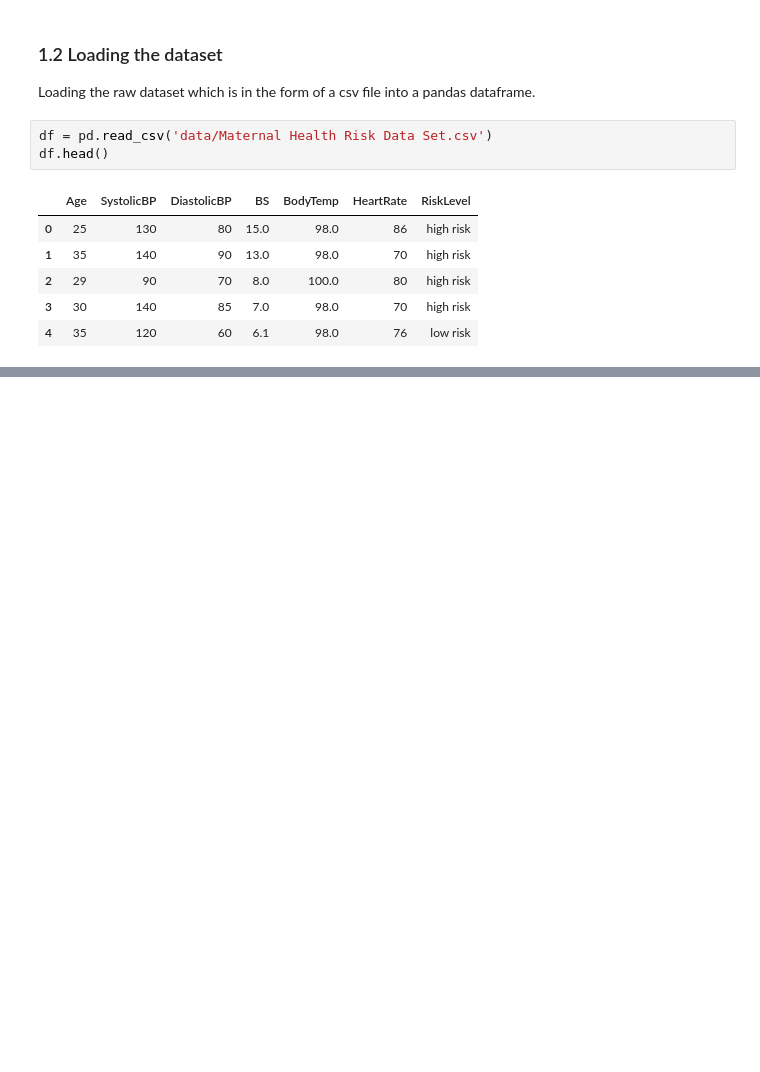
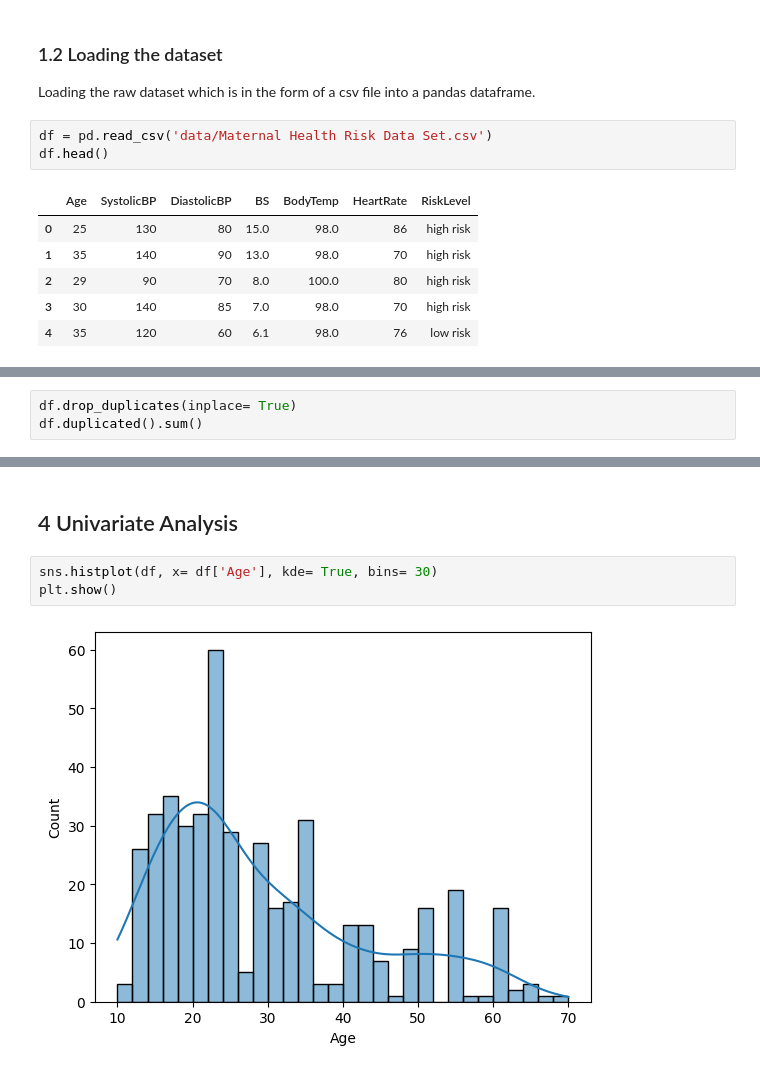
Before and after one commit to sebisamuel20/mat, a Jupyter notebook: notebook/EDA.ipynb, the cells around one changed output, grey strips where cells are left out. Saved outputs shown, nothing was run; the diff lists cells and outputs as text; blank space fills up the shorter version.

```diff
--- a/notebook/EDA.ipynb
+++ b/notebook/EDA.ipynb
@@ -47,0 +141,3 @@ df.head()
+# %%
+df.drop_duplicates(inplace= True)
+df.duplicated().sum()
@@ -47,0 +224,7 @@ df.head()
+# %% [markdown]
+## 4 Univariate Analysis
+# %%
+sns.histplot(df, x= df['Age'], kde= True, bins= 30)
+plt.show()
+# %% [output]
+[figure, added]
```
Also changed, not shown: parts of 63 cells of this notebook, 2 other files.
